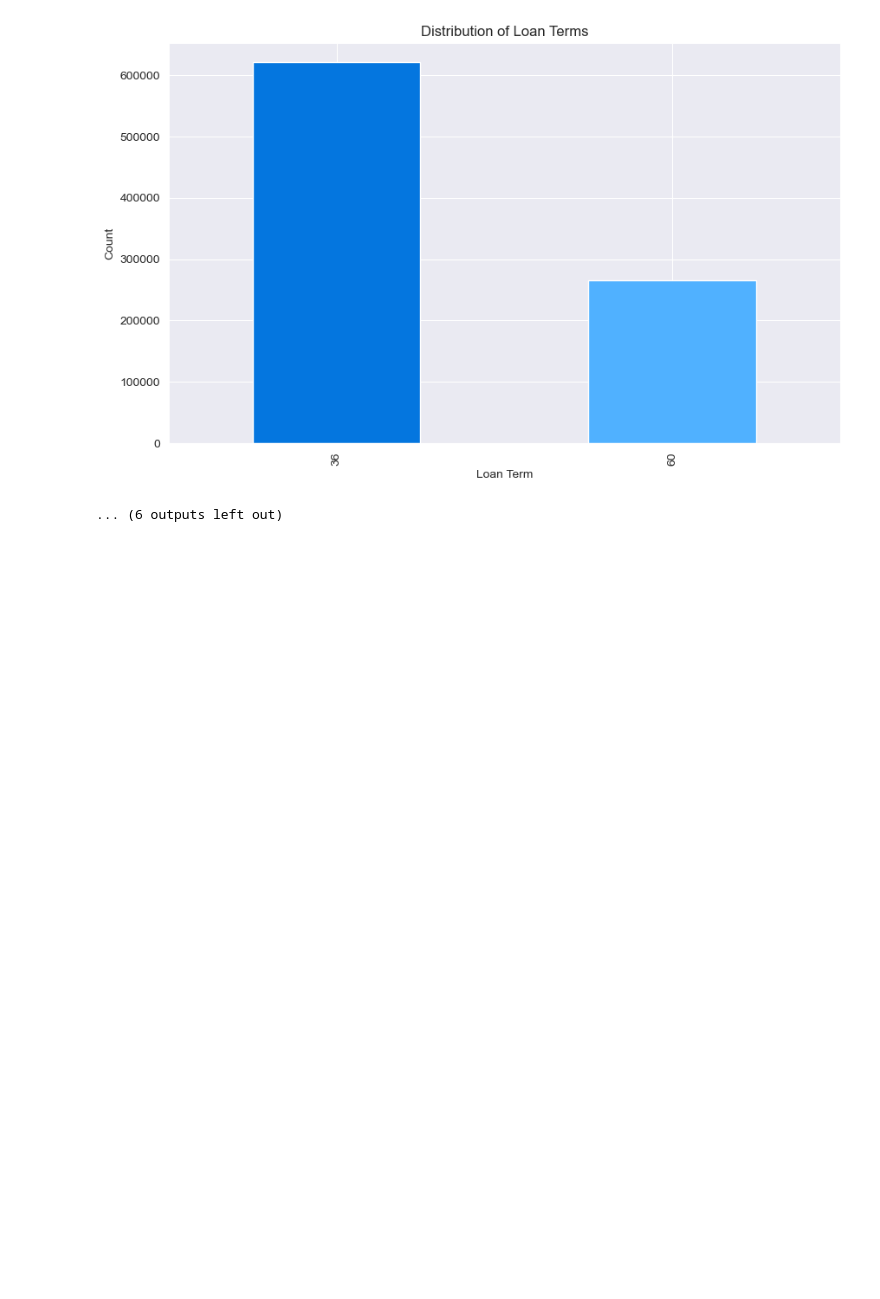
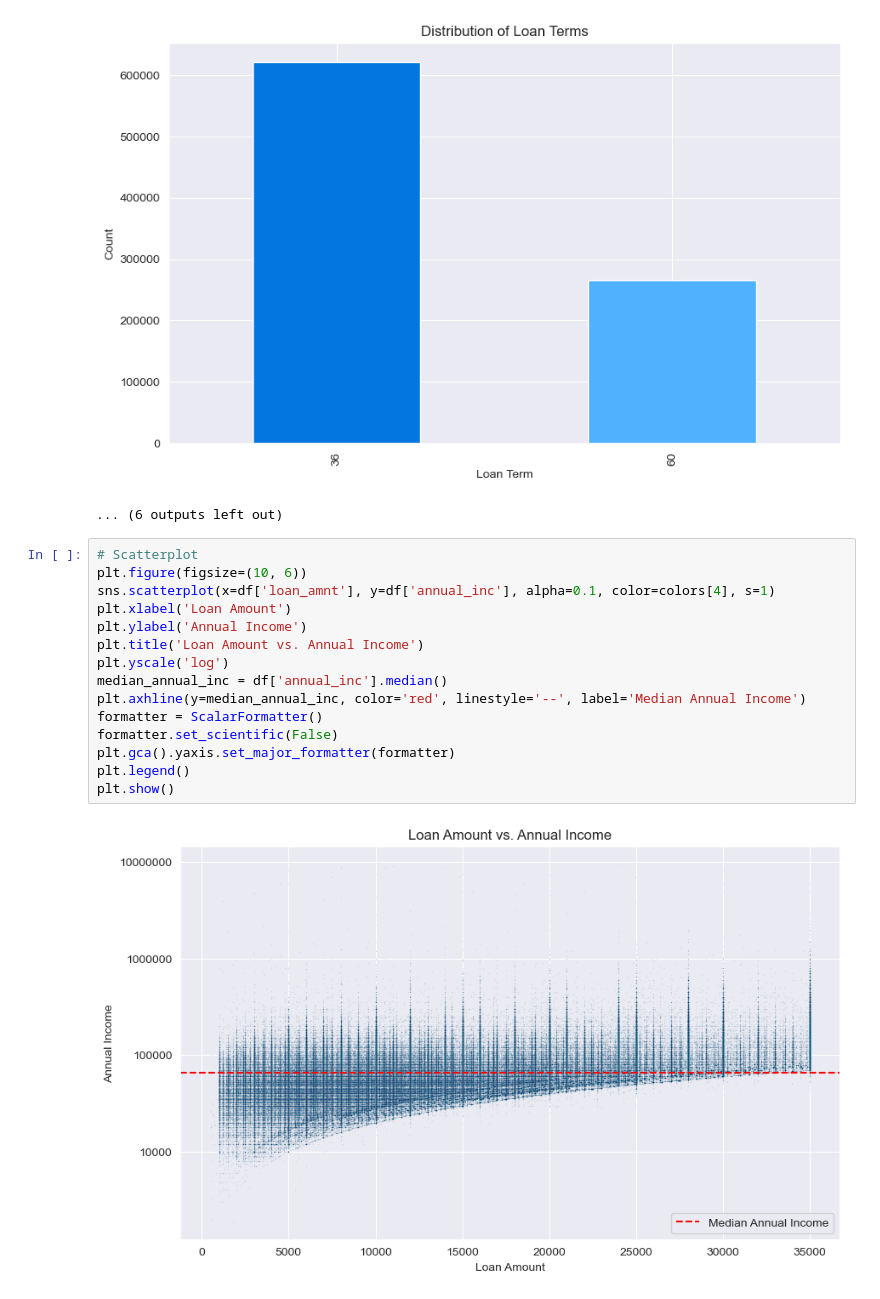
Before and after one commit to FRYEL/Credit_Risk, a Jupyter notebook: Notebooks/Viz.ipynb, the cells around one changed output. Cells and saved outputs as stored; diff of their text form; blank space fills up the shorter version.

Commit message:
visualisations improved and standardized

```diff
--- a/Notebooks/Viz.ipynb
+++ b/Notebooks/Viz.ipynb
@@ -184,3 +184,20 @@ plt.show()
 [figure]
 [figure]
 ... (6 outputs left out)
+# %%
+# Scatterplot
+plt.figure(figsize=(10, 6))
+sns.scatterplot(x=df['loan_amnt'], y=df['annual_inc'], alpha=0.1, color=colors[4], s=1)
+plt.xlabel('Loan Amount')
+plt.ylabel('Annual Income')
+plt.title('Loan Amount vs. Annual Income')
+plt.yscale('log')
+median_annual_inc = df['annual_inc'].median()
+plt.axhline(y=median_annual_inc, color='red', linestyle='--', label='Median Annual Income')
+formatter = ScalarFormatter()
+formatter.set_scientific(False)
+plt.gca().yaxis.set_major_formatter(formatter)
+plt.legend()
+plt.show()
+# %% [output]
+[figure, added]
```
Also changed, not shown: 1 other file.
